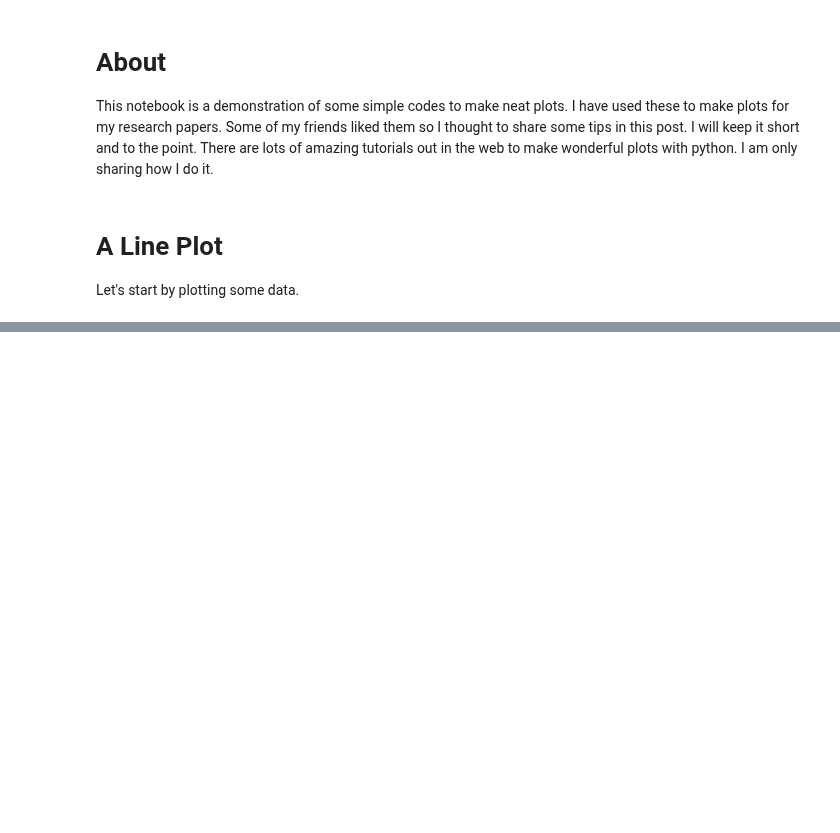
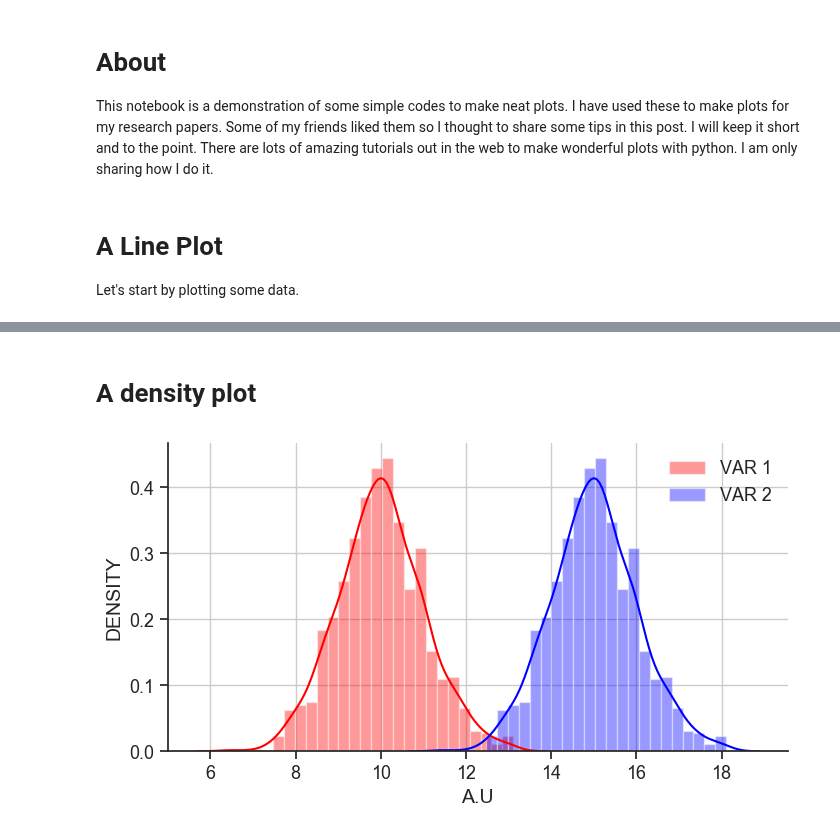
Before and after one commit to neerajww/myblog, a Jupyter notebook: _notebooks/2020-06-05-plotting_tips.ipynb, the cells around one changed output, grey strips where cells are left out. Cells and saved outputs as stored; diff of their text form; code cells hidden in the pictures; blank space fills up the shorter version.

```diff
--- a/_notebooks/2020-06-05-plotting_tips.ipynb
+++ b/_notebooks/2020-06-05-plotting_tips.ipynb
@@ -55,0 +220,25 @@ plt.show()
+# %% [markdown]
+# A density plot
+# %%
+# here we will use the seaborn package
+import seaborn as sns
+sns.set() # Use seaborn's default style to make attractive graphs
+sns.set_style("white")
+sns.set_style("ticks")
+
+fig = plt.subplots(figsize=(8,4))
+ax = plt.subplot(1,1,1)
+sns.distplot(x[0],label='VAR 1',color='red')
+sns.distplot(x[1],label='VAR 2',color='blue')
+# sns.kdeplot(np.reciprocal(rt_spkr_2[0]), shade=True,color='red',label='eng')
+ax.grid(True)
+ax.spines['right'].set_visible(False)
+ax.spines['top'].set_visible(False)
+ax.set_xlabel('A.U',fontsize=14)
+ax.set_ylabel('DENSITY',fontsize=14)
+ax.legend(loc='upper right',frameon=False,fontsize=13)
+plt.xticks(fontsize=13)
+plt.yticks(fontsize=13)
+plt.show()
+# %% [output]
+[figure, added]
```
Also changed, not shown: parts of 10 cells of this notebook, 1 other file.
